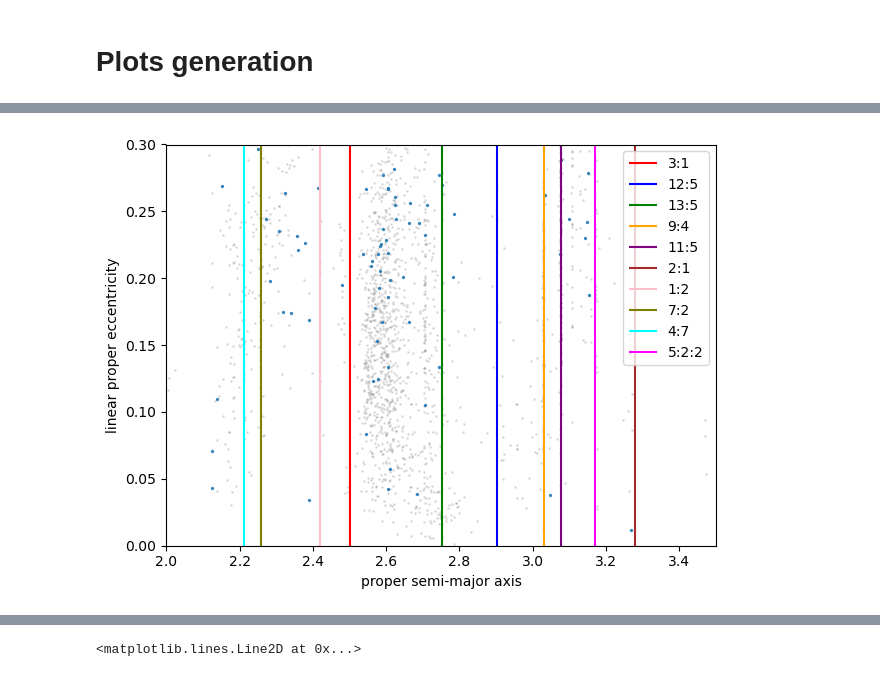
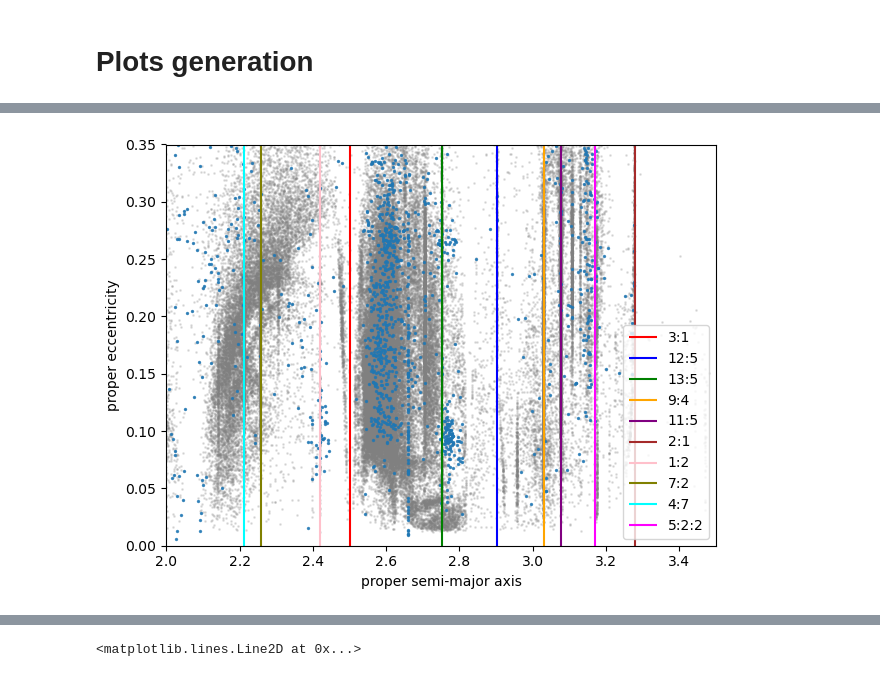
Before and after one commit to kavidey/action-angle-discovery, a Jupyter notebook: properelements.ipynb, the cells around one changed output, grey strips where cells are left out. Saved outputs shown, nothing was run; the diff lists cells and outputs as text; code cells hidden in the pictures.

```diff
--- a/properelements.ipynb
+++ b/properelements.ipynb
@@ -460,0 +579,7 @@ results
+# %%
+error_initial = np.sqrt((e_nesvorny_test - e_initial_test)**2)
+error_linear = np.sqrt((e_nesvorny_test - e_linear_test)**2)
+plt.hist(error_initial, bins=10000, alpha=0.5, label='rms_nesvorny_vs_initial', color = "orange", density = True)
+plt.hist(error_linear, bins=10000, alpha=0.5, label='rms_nesvorny_vs_linear', color = "blue", density = True)
+plt.xlim(0, 0.2)
+plt.legend()
@@ -461,7 +589,8 @@ results
 # %% [markdown]
 # Plots generation
 # %%
-error_threshold = 0.05
-nesvorny_vs_ml = np.sqrt((testY-pred)**2)
-high_error_mask = nesvorny_vs_ml > error_threshold
-high_error_asteroids = merged_df.loc[nesvorny_vs_ml[high_error_mask].index]
+error_threshold = 0.1
+ratio = (error_linear/error_initial) * 100
+high_error_mask = error_linear > error_threshold
+high_error_asteroids = merged_df.loc[error_linear[high_error_mask].index]
+high_error_asteroids
@@ -515,22 +658,22 @@ def calculate_d(a_p, delta_a_p, delta_e_p, delta_sin_i_p):
 merged_df['d'] = merged_df.apply(lambda row: calculate_d(row['propa'], row['da'], row['de'], row['dsini']), axis = 1)
 # %%
 colors = [
-    "red", "blue", "green", "orange", "purple", "brown",
-    "pink", "olive", "cyan", "magenta"
+	"red", "blue", "green", "orange", "purple", "brown",
+	"pink", "olive", "cyan", "magenta"
 ]
 merged_df_high = merged_df[merged_df['d'] > 100]
-linear_prop_e = merged_df_high['prope_h']
+linear_prop_e = merged_df_high['prope']
 a = merged_df_high['propa']
 plt.scatter(a, linear_prop_e, s = 1, alpha = 0.2, color = "grey")
-plt.scatter(high_error_asteroids['propa'], high_error_asteroids['prope_h'], alpha = 0.8, s = 2)
+plt.scatter(high_error_asteroids['propa'], high_error_asteroids['prope'], alpha = 0.8, s = 2)
 for (label, a_val), color in zip(a_values.items(), colors):
-    plt.vlines(a_val, 0, 0.3, label = label, color = color)
-plt.ylim(0, 0.3)
+	plt.vlines(a_val, 0, 0.35, label = label, color = color)
+plt.ylim(0, 0.35)
 plt.xlim(2, 3.5)
 plt.xlabel("proper semi-major axis")
-plt.ylabel("linear proper eccentricity")
+plt.ylabel("proper eccentricity")
 plt.legend()
 plt.tight_layout()
 plt.show()
 # %% [output]
-[figure, old version]
+[figure, new version]
```
Also changed, not shown: parts of 30 cells of this notebook.
